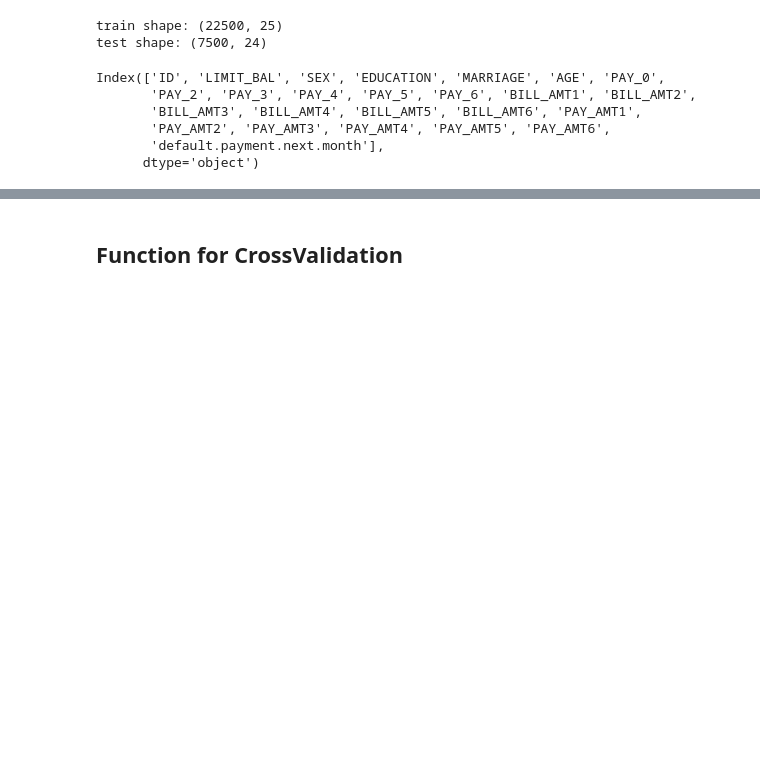
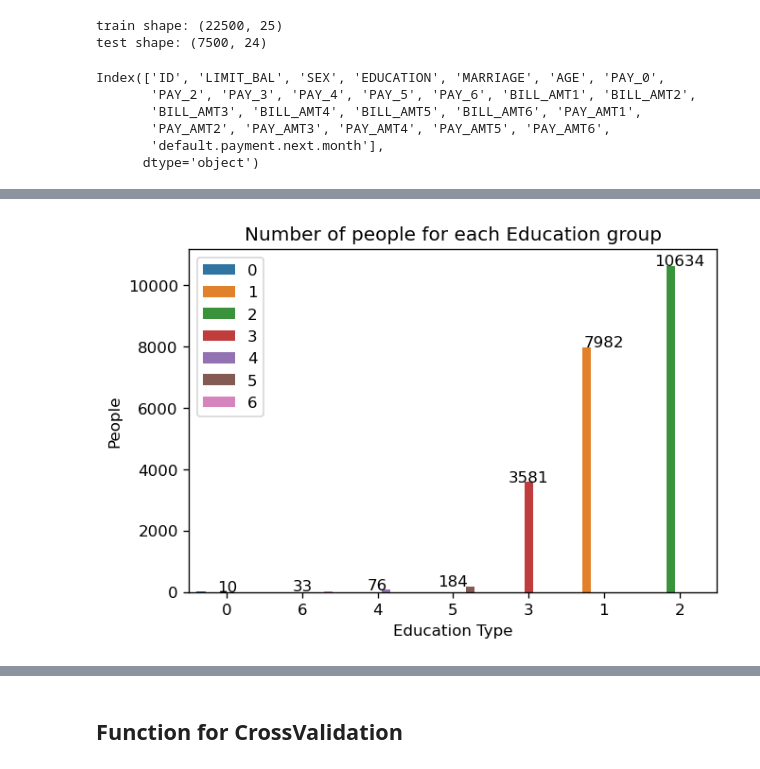
Before and after one commit to yixuanji666/data-science, a Jupyter notebook: uci_cc_defaults/UCI_Credit_Defaults.ipynb, the cells around one changed output, grey strips where cells are left out. Saved outputs shown, nothing was run; the diff lists cells and outputs as text; code cells hidden in the pictures; blank space fills up the shorter version.

```diff
--- a/uci_cc_defaults/UCI_Credit_Defaults.ipynb
+++ b/uci_cc_defaults/UCI_Credit_Defaults.ipynb
@@ -50,0 +103,15 @@ test.drop(['ID'], axis=1, inplace=True)
+# %%
+# EDUCATION: (1=graduate school, 2=university, 3=high school, 4=others, 5=unknown, 6=unknown)
+# Here we can see that in our data set most people are high school degree and above, Most people have university degree.
+ax = sns.countplot(x='EDUCATION', data = train, order = train['EDUCATION'].value_counts(ascending=True).index, hue="EDUCATION")
+plt.title ('Number of people for each Education group')
+labels = train['EDUCATION'].value_counts(ascending=True)
+for index, count in enumerate(labels):
+    ax.text(index, count, count, horizontalalignment='center')
+plt.xlabel('Education Type')
+plt.ylabel('People')
+plt.legend(loc=0)
+#plt.savefig('EDA_Education.png',dpi=500)
+plt.show()
+# %% [output]
+[figure, added]
```
Also changed, not shown: parts of 15 cells of this notebook.
